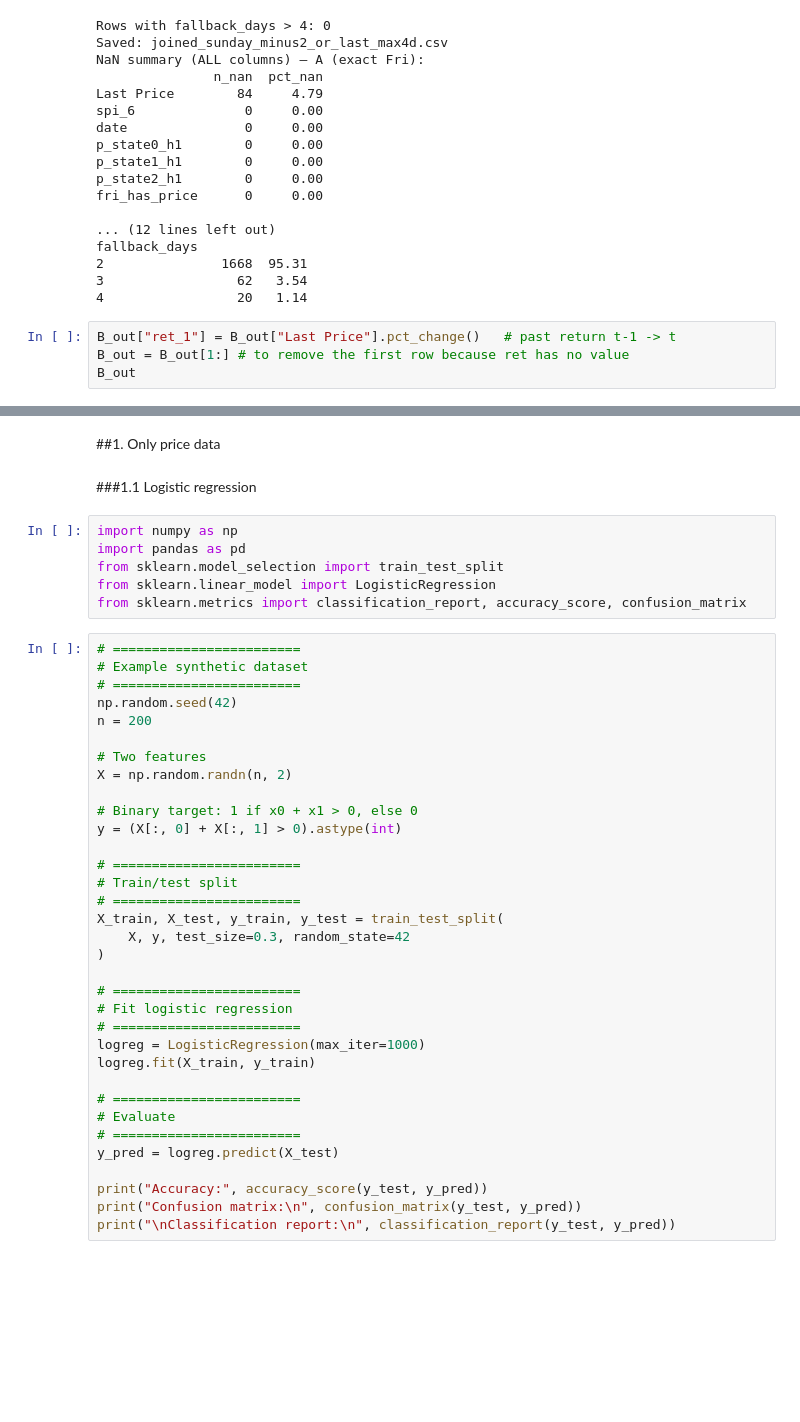
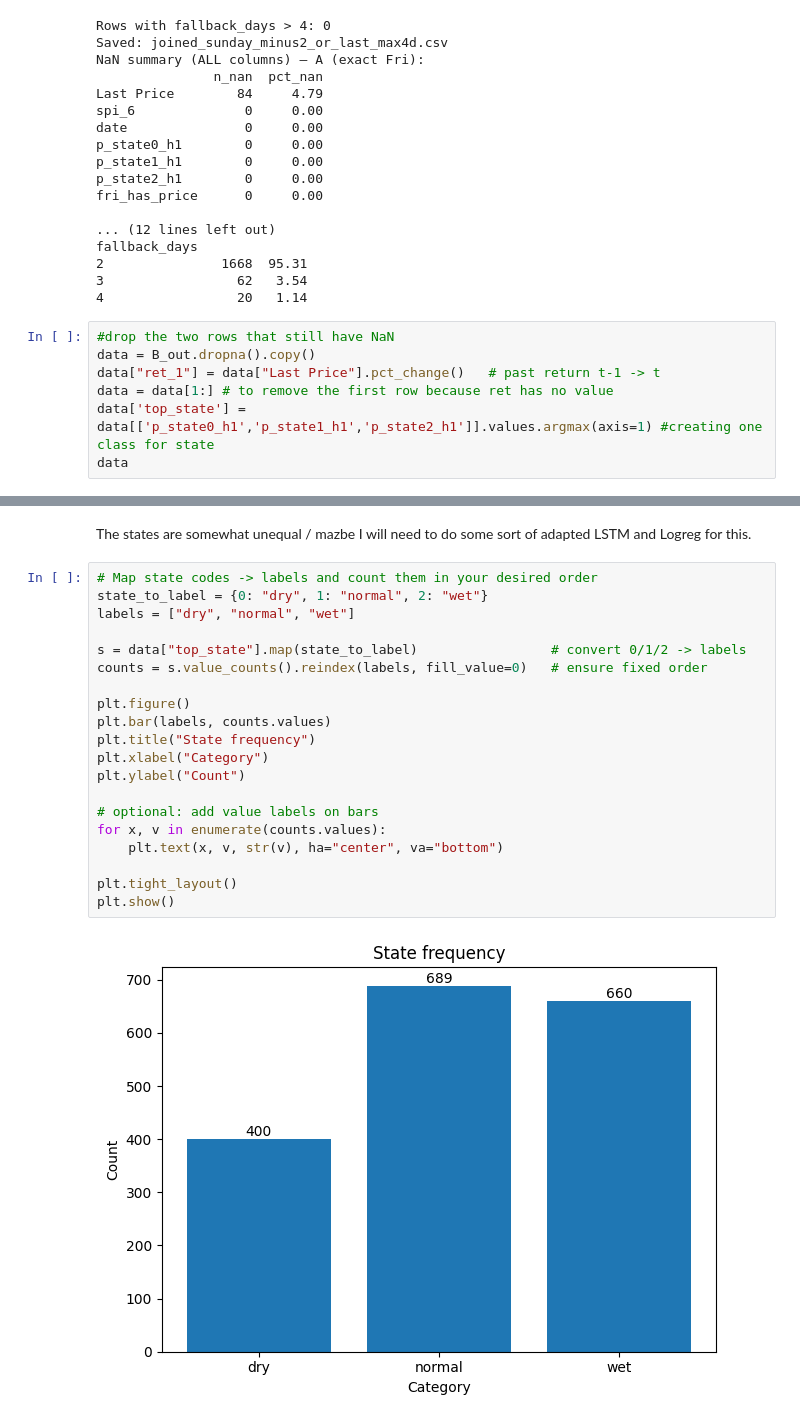
Before and after one commit to anajaz/Incorporating-HMM-for-drough-probability-into-a-LSTM-for-corn-price-prediction, a Jupyter notebook: data_analysis_for_prediction_models.ipynb, the cells around one changed output, grey strips where cells are left out. Saved outputs shown, nothing was run; the diff lists cells and outputs as text; blank space fills up the shorter version.

```diff
--- a/data_analysis_for_prediction_models.ipynb
+++ b/data_analysis_for_prediction_models.ipynb
@@ -158,9 +162,12 @@ fallback_days
 3                 62   3.54
 4                 20   1.14
 # %%
-B_out["ret_1"] = B_out["Last Price"].pct_change()   # past return t-1 -> t
-B_out = B_out[1:] # to remove the first row because ret has no value
-B_out
+#drop the two rows that still have NaN
+data = B_out.dropna().copy()
+data["ret_1"] = data["Last Price"].pct_change()   # past return t-1 -> t
+data = data[1:] # to remove the first row because ret has no value
+data['top_state'] = data[['p_state0_h1','p_state1_h1','p_state2_h1']].values.argmax(axis=1) #creating one class for state
+data
 # %% [output]
 |  | date | spi_6 | p_state0_h1 | p_state1_h1 | p_state2_h1 | Last Price | price_date_used | fallback_days | ... |
 | 1 | 1992-01-12 | -0.676211 | 0.188472 | 0.778493 | 0.033035 | 2.43 | 1992-01-10 | 2.0 | ... |
@@ -197,44 +185,24 @@ The models are always a simple logistic regression and a LSTM, but the inputs ch
-# %% [markdown]
-##1. Only price data
-# %% [markdown]
-###1.1 Logistic regression
-# %%
-import numpy as np
-import pandas as pd
-from sklearn.model_selection import train_test_split
-from sklearn.linear_model import LogisticRegression
-from sklearn.metrics import classification_report, accuracy_score, confusion_matrix
-# %%
-# ========================
-# Example synthetic dataset
-# ========================
-np.random.seed(42)
-n = 200
-
-# Two features
-X = np.random.randn(n, 2)
-
-# Binary target: 1 if x0 + x1 > 0, else 0
-y = (X[:, 0] + X[:, 1] > 0).astype(int)
-
-# ========================
-# Train/test split
-# ========================
-X_train, X_test, y_train, y_test = train_test_split(
-    X, y, test_size=0.3, random_state=42
-)
-
-# ========================
-# Fit logistic regression
-# ========================
-logreg = LogisticRegression(max_iter=1000)
-logreg.fit(X_train, y_train)
-
-# ========================
-# Evaluate
-# ========================
-y_pred = logreg.predict(X_test)
-
-print("Accuracy:", accuracy_score(y_test, y_pred))
-print("Confusion matrix:\n", confusion_matrix(y_test, y_pred))
-print("\nClassification report:\n", classification_report(y_test, y_pred))
+# %% [markdown]
+The states are somewhat unequal / mazbe I will need to do some sort of adapted LSTM and Logreg for this.
+# %%
+# Map state codes -> labels and count them in your desired order
+state_to_label = {0: "dry", 1: "normal", 2: "wet"}
+labels = ["dry", "normal", "wet"]
+
+s = data["top_state"].map(state_to_label)                 # convert 0/1/2 -> labels
+counts = s.value_counts().reindex(labels, fill_value=0)   # ensure fixed order
+
+plt.figure()
+plt.bar(labels, counts.values)
+plt.title("State frequency")
+plt.xlabel("Category")
+plt.ylabel("Count")
+
+# optional: add value labels on bars
+for x, v in enumerate(counts.values):
+    plt.text(x, v, str(v), ha="center", va="bottom")
+
+plt.tight_layout()
+plt.show()
+# %% [output]
+[figure, added]
```
Also changed, not shown: parts of 12 cells of this notebook.
